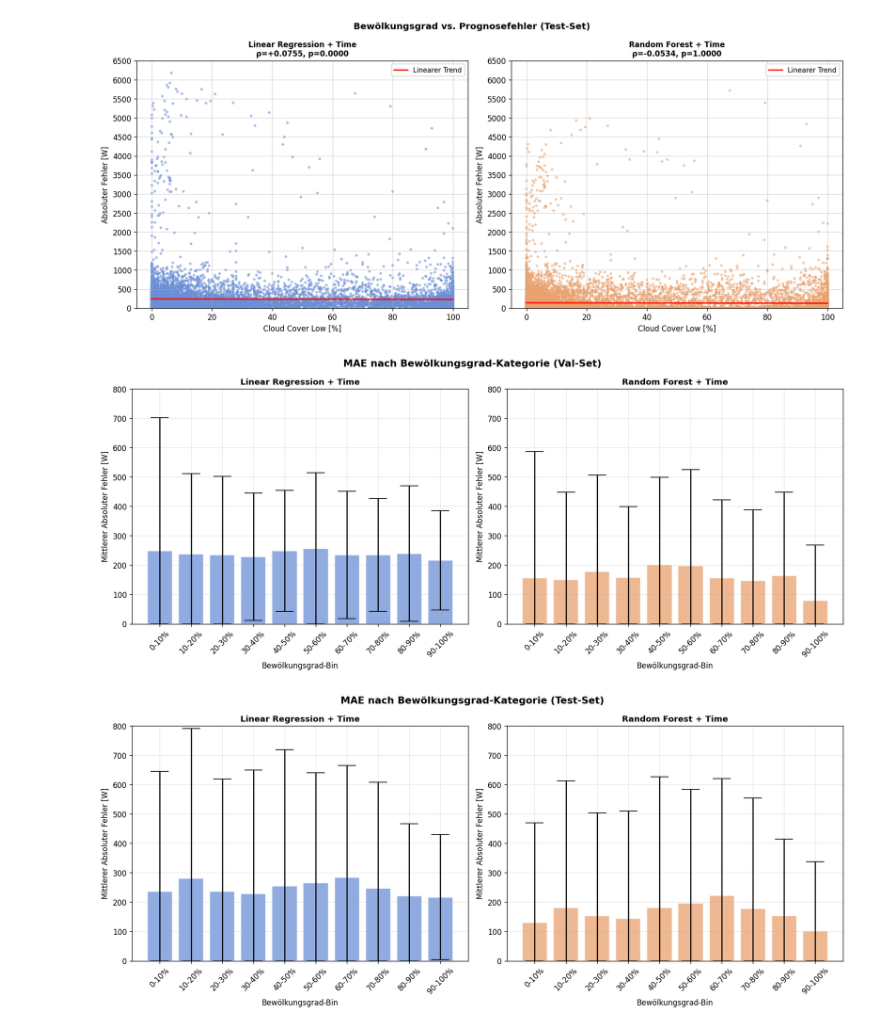
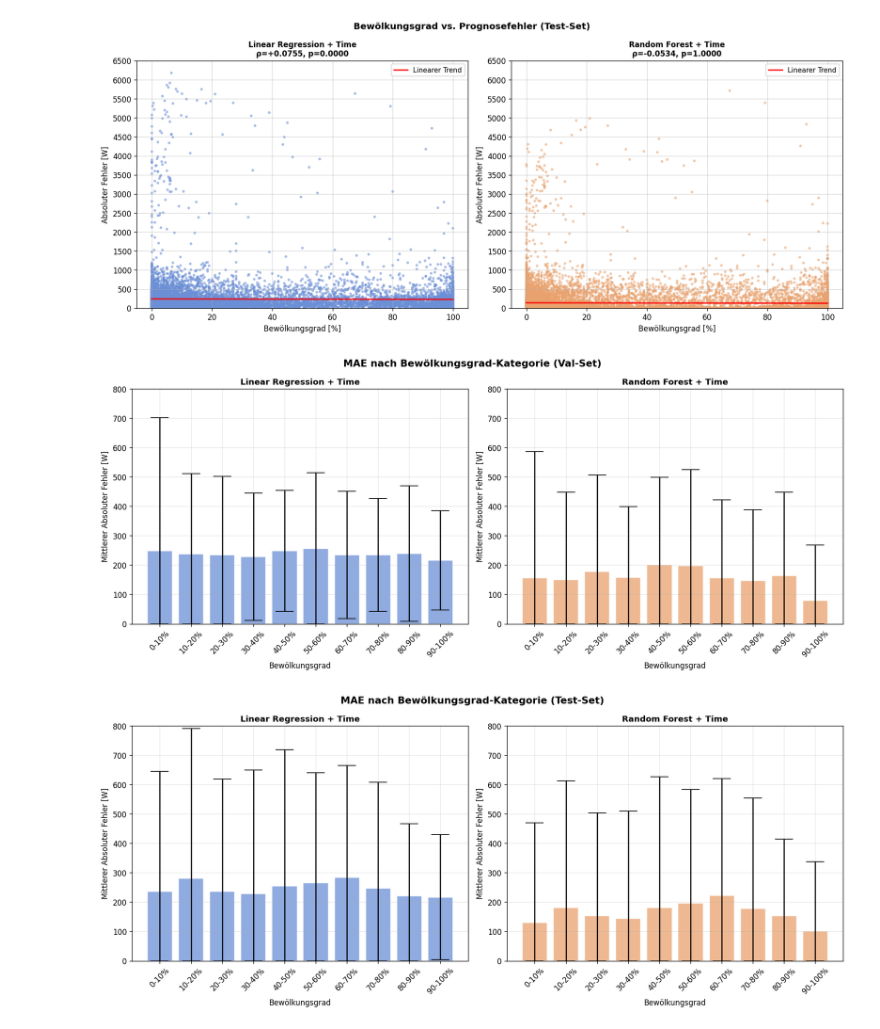
Before and after one commit to Anni075/KI-Project, a Jupyter notebook: notebooks/hypothesen/H03_cloud_coverage_vs_forecast_error.ipynb, the cells around one changed output. Drawn from its saved outputs; the diff is of its cells as text; code cells hidden in the pictures.

```diff
--- a/notebooks/hypothesen/H03_cloud_coverage_vs_forecast_error.ipynb
+++ b/notebooks/hypothesen/H03_cloud_coverage_vs_forecast_error.ipynb
@@ -385,7 +385,7 @@ for ax, (model_name, color, data) in zip(axes, model_data):
 
     title_text = f"{model_name}\nρ={rho:+.4f}, p={p:.4f}"
     ax.set_title(title_text, fontsize=10, fontweight='bold')
-    ax.set_xlabel('Cloud Cover Low [%]')
+    ax.set_xlabel('Bewölkungsgrad [%]')
     ax.set_ylabel('Absoluter Fehler [W]')
     ax.tick_params(labelleft=True)
     ax.set_ylim(0, y_limit)
@@ -475,7 +475,7 @@ for ax, (model_name, color, data) in zip(axes, model_data_test_plot):
 
     title_text = f"{model_name}\nρ={rho:+.4f}, p={p:.4f}"
     ax.set_title(title_text, fontsize=10, fontweight='bold')
-    ax.set_xlabel('Cloud Cover Low [%]')
+    ax.set_xlabel('Bewölkungsgrad [%]')
     ax.set_ylabel('Absoluter Fehler [W]')
     ax.tick_params(labelleft=True)
     ax.set_ylim(0, y_limit)
@@ -524,35 +524,35 @@ for model_name, color, data in presentation_model_data:
 
 y_limit = 800
 y_ticks = np.arange(0, y_limit + 1, 100)
 
 for ax, (model_name, color, binned, lower_err, upper_err) in zip(axes, binned_results):
     ax.bar(
         range(len(binned)),
         binned['mean'],
         yerr=[lower_err, upper_err],
         color=color,
         alpha=0.75,
         capsize=12,
         edgecolor='white',
         linewidth=1,
     )
     ax.set_xticks(range(len(binned)))
     ax.set_xticklabels(binned.index, rotation=45)
     ax.set_ylabel('Mittlerer Absoluter Fehler [W]')
-    ax.set_xlabel('Bewölkungsgrad-Bin')
+    ax.set_xlabel('Bewölkungsgrad')
     ax.set_title(f'{model_name}', fontsize=11, fontweight='bold')
     ax.set_ylim(0, y_limit)
     ax.set_yticks(y_ticks)
     ax.grid(axis='y', alpha=0.3)
 
 for ax in axes[n_models:]:
     ax.set_visible(False)
 
 fig.suptitle('MAE nach Bewölkungsgrad-Kategorie (Val-Set)', fontsize=13, fontweight='bold')
 plt.tight_layout()
 plt.show()
 # %% [output]
-[figure, old version]
+[figure, new version]
 # %%
 presentation_model_data_test = [
     (model_name, MODEL_COLORS.get(model_name, '#333333'), data_by_model_test[model_name])
@@ -601,7 +601,7 @@ for ax, (model_name, color, binned, lower_err, upper_err) in zip(axes, binned_re
     ax.set_xticks(range(len(binned)))
     ax.set_xticklabels(binned.index, rotation=45)
     ax.set_ylabel('Mittlerer Absoluter Fehler [W]')
-    ax.set_xlabel('Bewölkungsgrad-Bin')
+    ax.set_xlabel('Bewölkungsgrad')
     ax.set_title(f'{model_name}', fontsize=11, fontweight='bold')
     ax.set_ylim(0, y_limit)
     ax.set_yticks(y_ticks)
@@ -614,7 +614,7 @@ fig.suptitle('MAE nach Bewölkungsgrad-Kategorie (Test-Set)', fontsize=13, fontw
 plt.tight_layout()
 plt.show()
 # %% [output]
-[figure, old version]
+[figure, new version]
 # %%
 # Val vs Test gemeinsam je Modell (analog H1/H2-Stil)
 compare_models = PRESENTATION_MODELS
```
Also changed, not shown: parts of 1 cell of this notebook.
